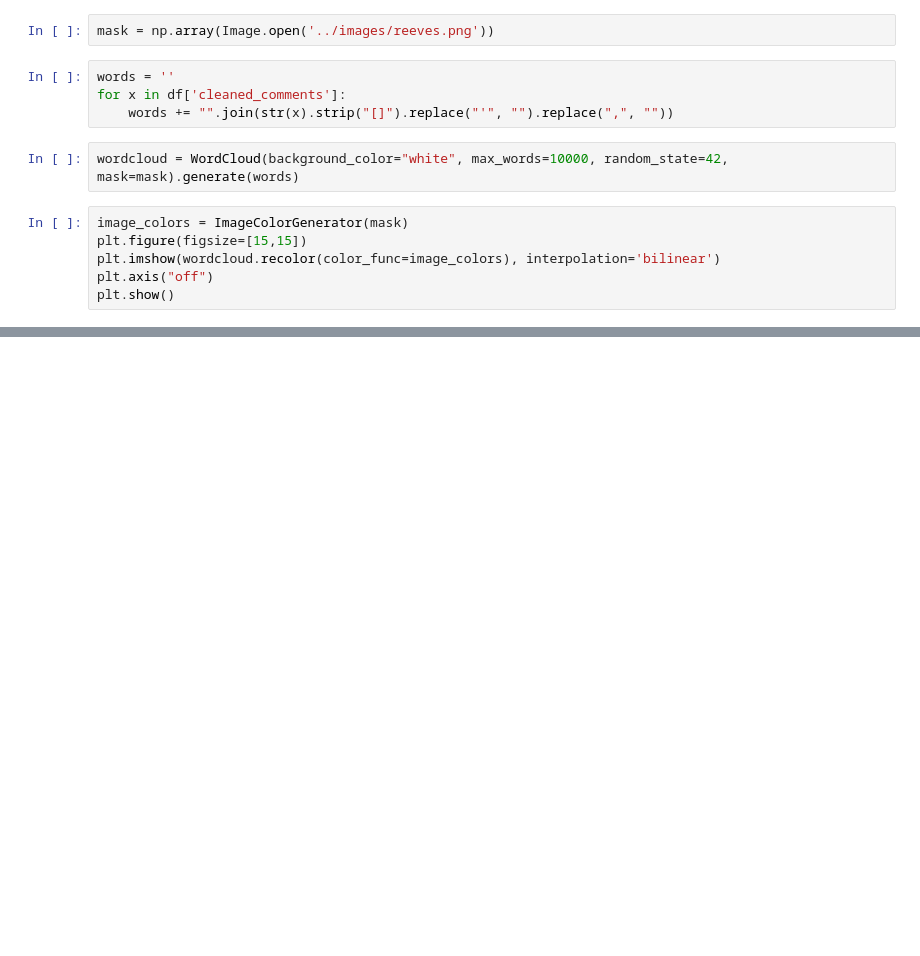
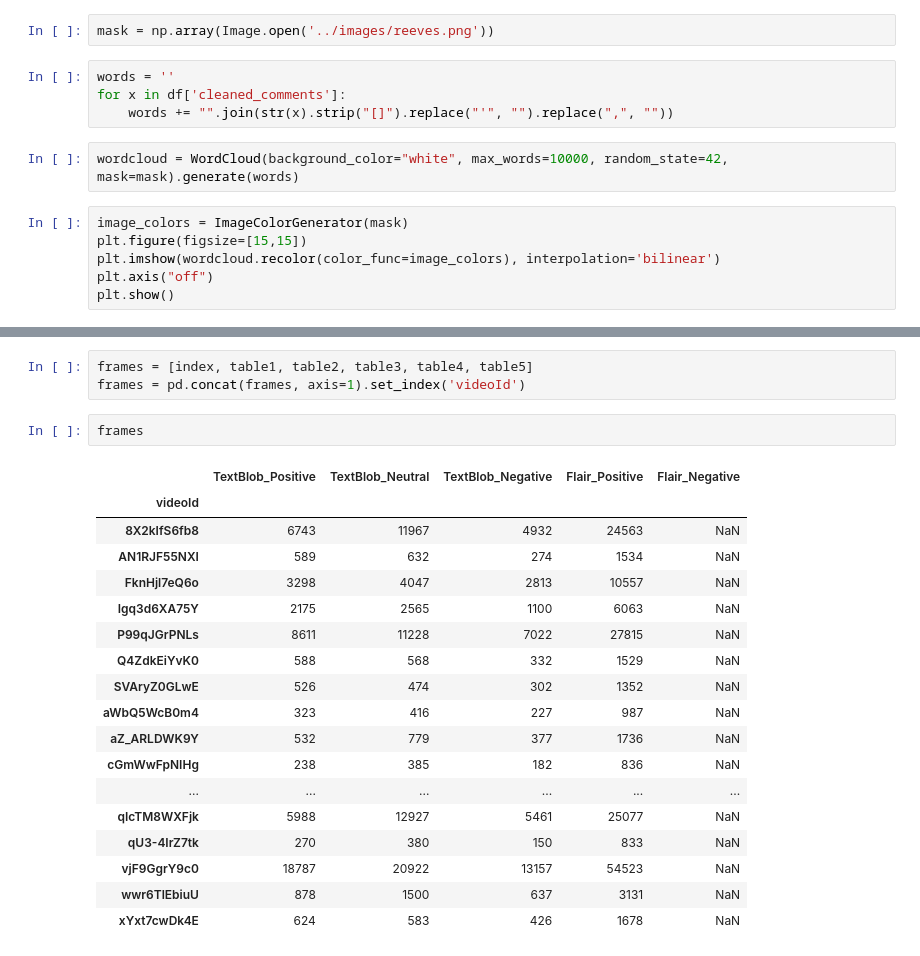
Before and after one commit to abrar-uddin/Cyberpunk-2077-Sentiment-Analysis, a Jupyter notebook: code/Cyberpunk Sentiment Analysis.ipynb, the cells around one changed output, grey strips where cells are left out. Drawn from its saved outputs; the diff is of its cells as text; blank space fills up the shorter version.

```diff
--- a/code/Cyberpunk Sentiment Analysis.ipynb
+++ b/code/Cyberpunk Sentiment Analysis.ipynb
@@ -213 +190,25 @@ t
+# %%
+frames = [index, table1, table2, table3, table4, table5]
+frames = pd.concat(frames, axis=1).set_index('videoId')
+# %%
+frames
+# %% [output]
+|  | TextBlob_Positive | TextBlob_Neutral | TextBlob_Negative | Flair_Positive | Flair_Negative |
+| videoId |  |  |  |  |  |
+| 8X2kIfS6fb8 | 6743 | 11967 | 4932 | 24563 | NaN |
+| AN1RJF55NXI | 589 | 632 | 274 | 1534 | NaN |
+| FknHjl7eQ6o | 3298 | 4047 | 2813 | 10557 | NaN |
+| Igq3d6XA75Y | 2175 | 2565 | 1100 | 6063 | NaN |
+| P99qJGrPNLs | 8611 | 11228 | 7022 | 27815 | NaN |
+| Q4ZdkEiYvK0 | 588 | 568 | 332 | 1529 | NaN |
+| SVAryZ0GLwE | 526 | 474 | 302 | 1352 | NaN |
+| aWbQ5WcB0m4 | 323 | 416 | 227 | 987 | NaN |
+| aZ_ARLDWK9Y | 532 | 779 | 377 | 1736 | NaN |
+| cGmWwFpNIHg | 238 | 385 | 182 | 836 | NaN |
+| ... | ... | ... | ... | ... | ... |
+| qIcTM8WXFjk | 5988 | 12927 | 5461 | 25077 | NaN |
+| qU3-4IrZ7tk | 270 | 380 | 150 | 833 | NaN |
+| vjF9GgrY9c0 | 18787 | 20922 | 13157 | 54523 | NaN |
+| wwr6TlEbiuU | 878 | 1500 | 637 | 3131 | NaN |
+| xYxt7cwDk4E | 624 | 583 | 426 | 1678 | NaN |
 # %%
```
Also changed, not shown: parts of 20 cells of this notebook, 1 other file.
